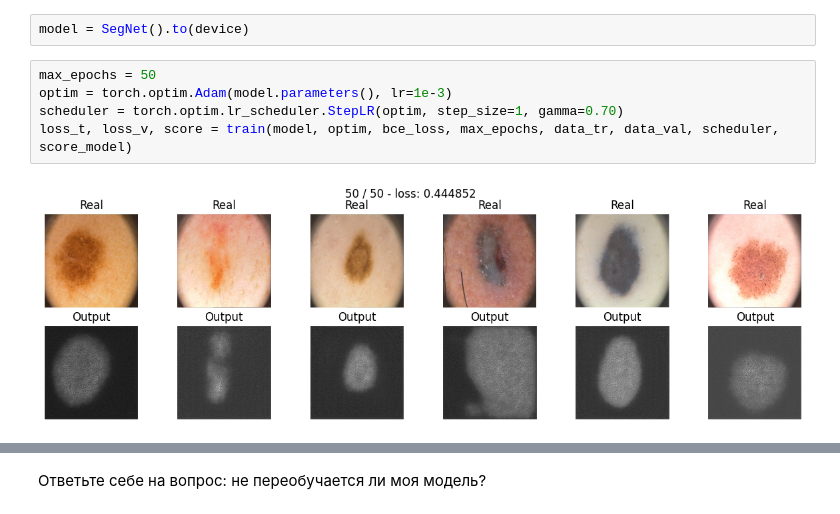
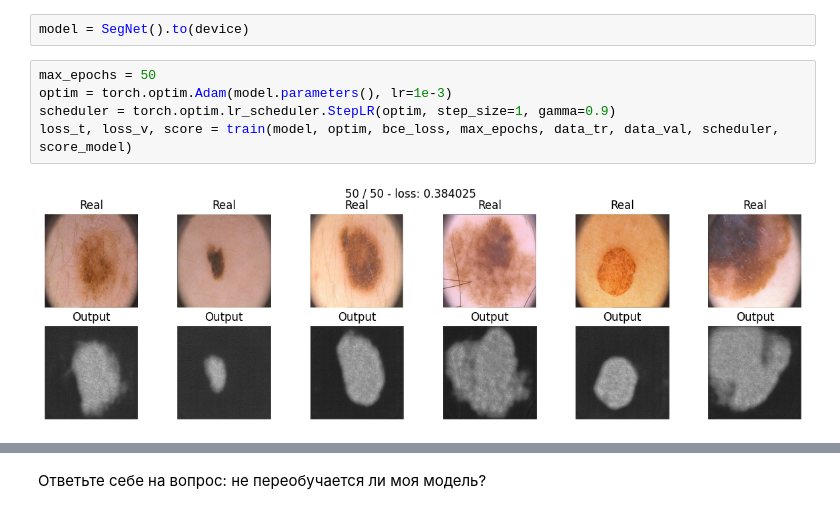
Before and after one commit to KiykoHanna/Stepik-DeepLearning, a Jupyter notebook: [hw]semantic_segmentation.ipynb, the cells around one changed output, grey strips where cells are left out. Saved outputs shown, nothing was run; the diff lists cells and outputs as text.

```diff
--- a/[hw]semantic_segmentation.ipynb
+++ b/[hw]semantic_segmentation.ipynb
@@ -472,10 +470,10 @@ model = SegNet().to(device)
 # %%
 max_epochs = 50
 optim = torch.optim.Adam(model.parameters(), lr=1e-3)
-scheduler = torch.optim.lr_scheduler.StepLR(optim, step_size=1, gamma=0.70)
+scheduler = torch.optim.lr_scheduler.StepLR(optim, step_size=1, gamma=0.9)
 loss_t, loss_v, score = train(model, optim, bce_loss, max_epochs, data_tr, data_val, scheduler, score_model)
 # %% [output]
-[figure, old version]
+[figure, new version]
 # %%
 fig = plt.figure(figsize = (10, 5))
 
```
Also changed, not shown: parts of 12 cells of this notebook.
